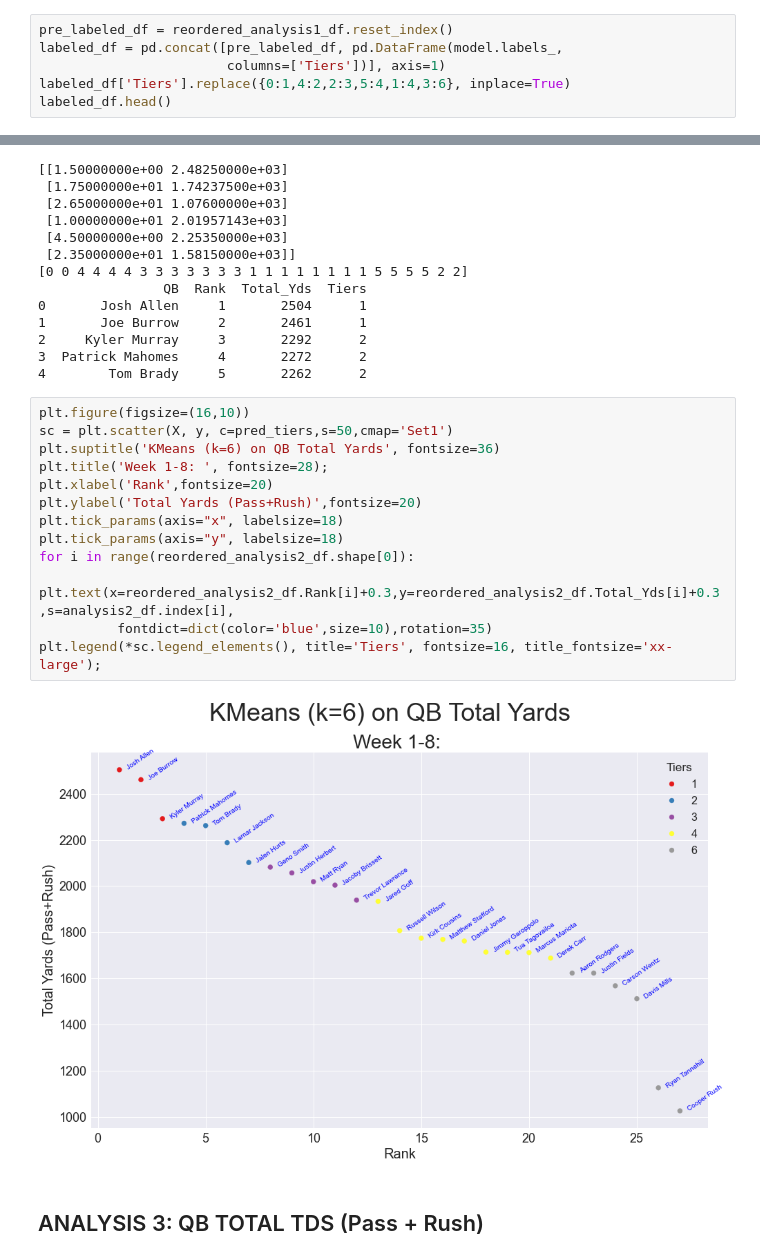
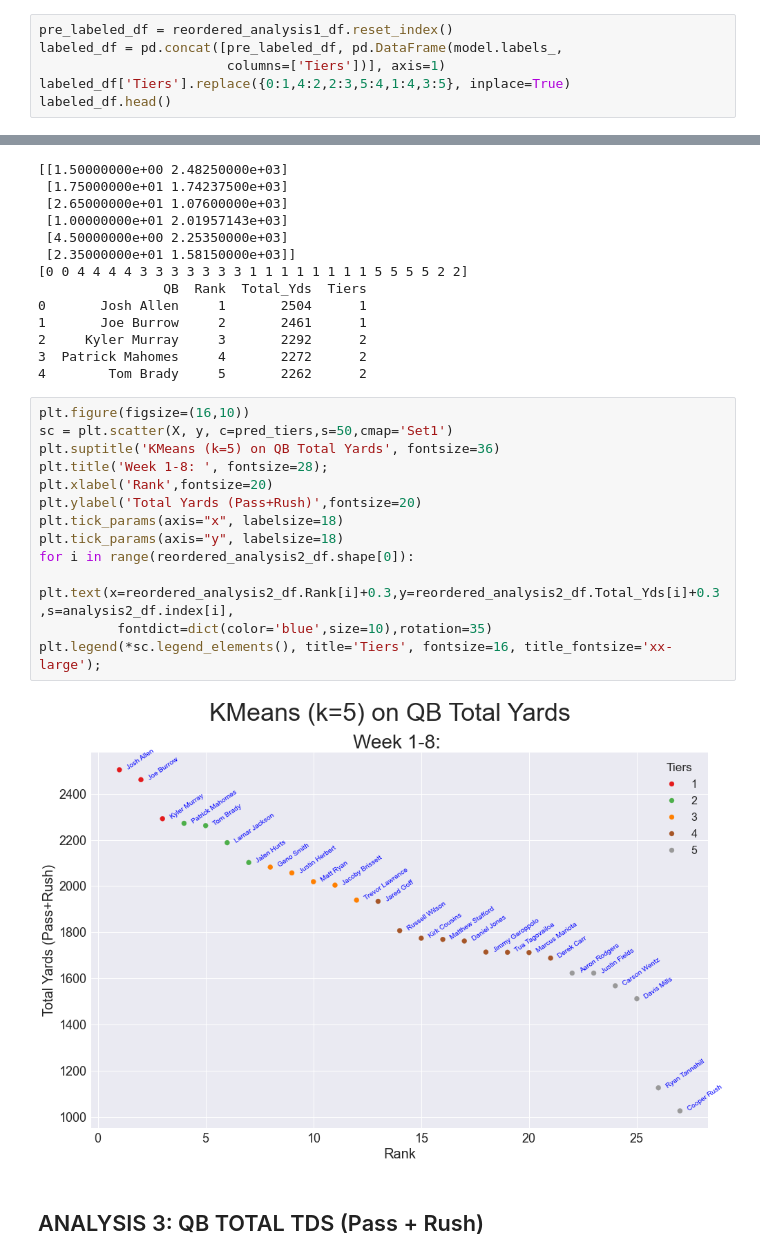
Before and after one commit to cyborgsage/NFL-wk9-analysis, a Jupyter notebook: NFL-wk9-analysis.ipynb, the cells around one changed output, grey strips where cells are left out. Cells and saved outputs as stored; diff of their text form.

```diff
--- a/NFL-wk9-analysis.ipynb
+++ b/NFL-wk9-analysis.ipynb
@@ -692,7 +692,7 @@ array([0, 0, 0, 4, 4, 4, 4, 2, 2, 2, 2, 2, 5, 5, 5, 5, 1, 1, 1, 1, 1, 3,
 pre_labeled_df = reordered_analysis1_df.reset_index()
 labeled_df = pd.concat([pre_labeled_df, pd.DataFrame(model.labels_,
                         columns=['Tiers'])], axis=1)
-labeled_df['Tiers'].replace({0:1,4:2,2:3,5:4,1:4,3:6}, inplace=True)
+labeled_df['Tiers'].replace({0:1,4:2,2:3,5:4,1:4,3:5}, inplace=True)
 labeled_df.head()
 # %% [output]
 |  | QB | Rank | Pass_Rating | Tiers |
@@ -807,18 +807,18 @@ y=reordered_analysis2_df['Total_Yds']
 # %%
 plt.figure(figsize=(16,10))
 sc = plt.scatter(X, y, c=pred_tiers,s=50,cmap='Set1')
-plt.suptitle('KMeans (k=6) on QB Total Yards', fontsize=36)
+plt.suptitle('KMeans (k=5) on QB Total Yards', fontsize=36)
 plt.title('Week 1-8: ', fontsize=28);
 plt.xlabel('Rank',fontsize=20)
 plt.ylabel('Total Yards (Pass+Rush)',fontsize=20)
 plt.tick_params(axis="x", labelsize=18)
 plt.tick_params(axis="y", labelsize=18)
 for i in range(reordered_analysis2_df.shape[0]):
     plt.text(x=reordered_analysis2_df.Rank[i]+0.3,y=reordered_analysis2_df.Total_Yds[i]+0.3,s=analysis2_df.index[i],
           fontdict=dict(color='blue',size=10),rotation=35)
 plt.legend(*sc.legend_elements(), title='Tiers', fontsize=16, title_fontsize='xx-large');
 # %% [output]
-[figure, old version]
+[figure, new version]
 # %% [markdown]
 ## ANALYSIS 3: QB TOTAL TDS (Pass + Rush)
 # %%
```
Also changed, not shown: parts of 4 cells of this notebook, 4 other files.
